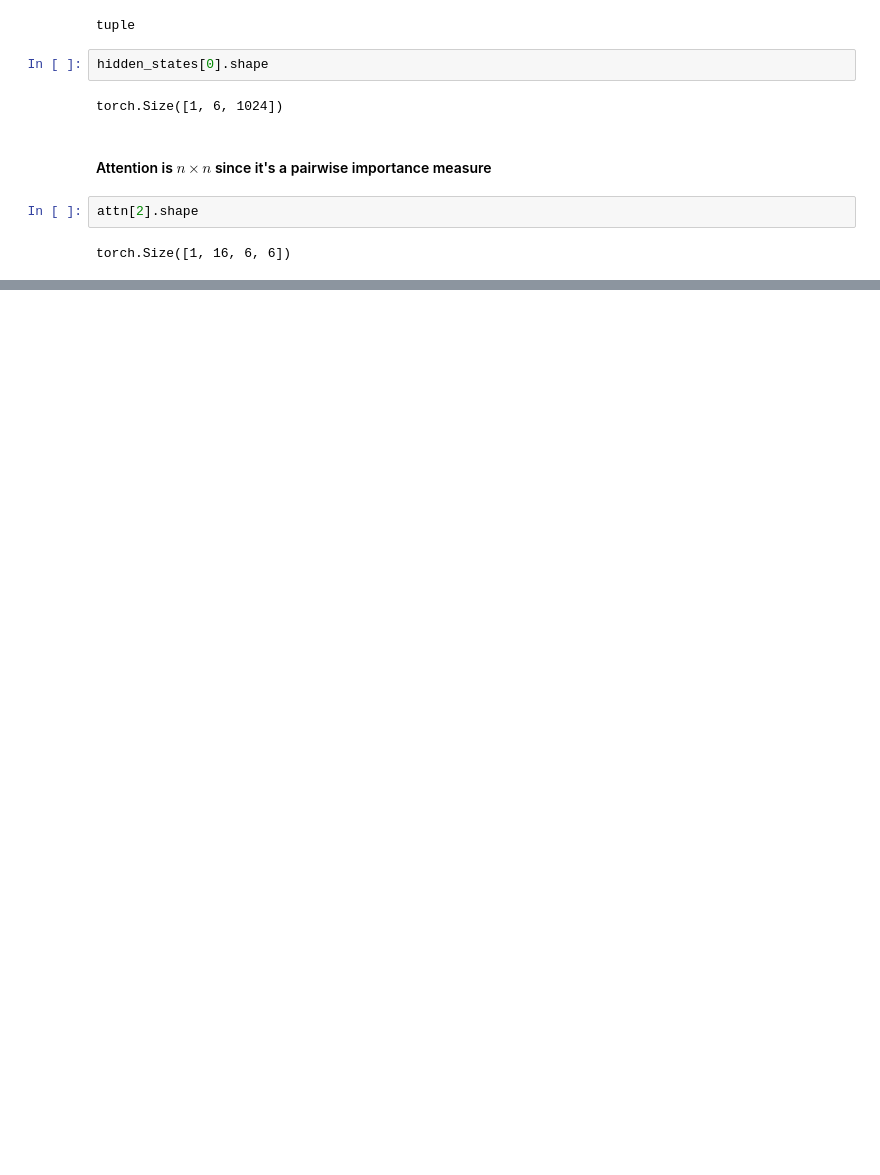
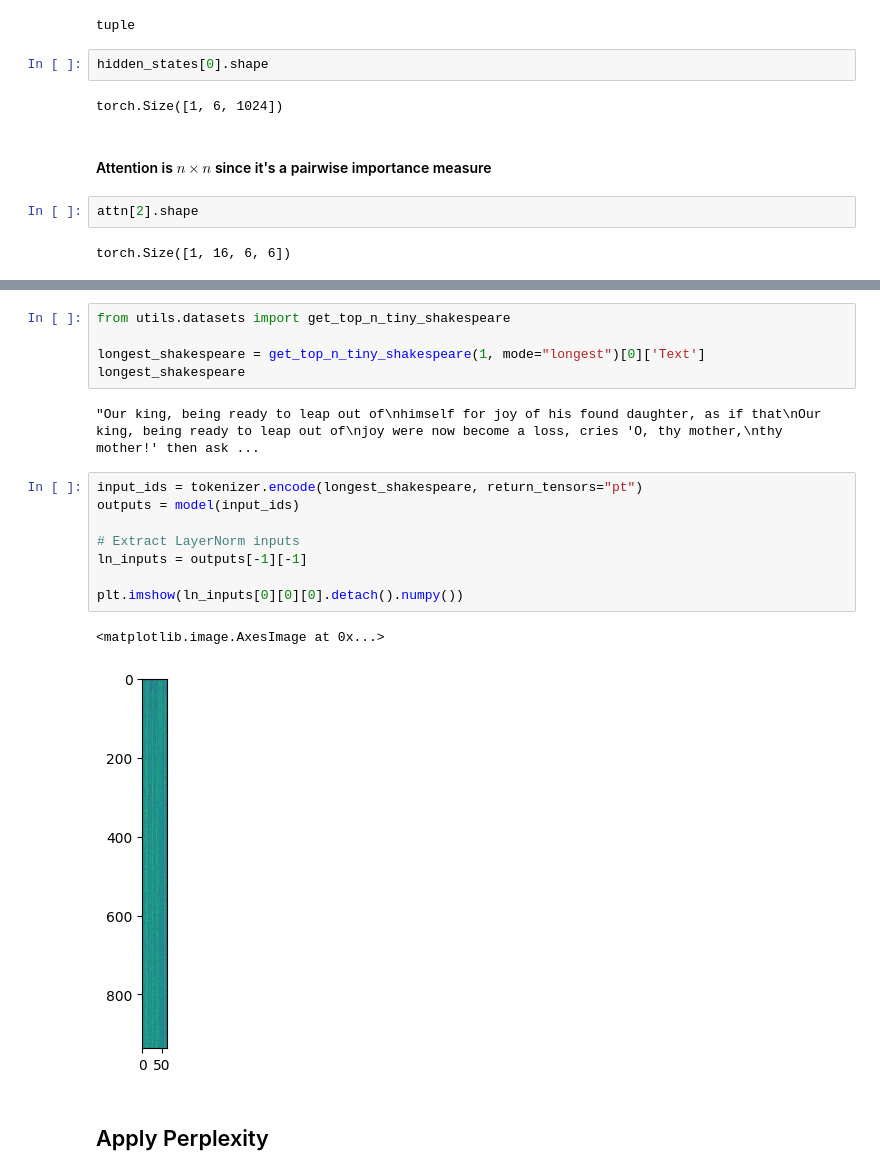
Before and after one commit to ariellubonja/gpt-early-exit, a Jupyter notebook: layer_norm_sparsity.ipynb, the cells around one changed output, grey strips where cells are left out. Drawn from its saved outputs; the diff is of its cells as text; blank space fills up the shorter version.

```diff
--- a/layer_norm_sparsity.ipynb
+++ b/layer_norm_sparsity.ipynb
@@ -163,0 +297,20 @@ LayerNorm Inputs: (tensor([[[[ 9.0784e-01, -1.3208e+00,  3.7702e-01,  ...,  7.36
+# %%
+from utils.datasets import get_top_n_tiny_shakespeare
+
+longest_shakespeare = get_top_n_tiny_shakespeare(1, mode="longest")[0]['Text']
+longest_shakespeare
+# %% [output]
+"Our king, being ready to leap out of\nhimself for joy of his found daughter, as if that\nOur king, being ready to leap out of\njoy were now become a loss, cries 'O, thy mother,\nthy mother!' then ask ...
+# %%
+input_ids = tokenizer.encode(longest_shakespeare, return_tensors="pt")
+outputs = model(input_ids)
+
+# Extract LayerNorm inputs
+ln_inputs = outputs[-1][-1]
+
+plt.imshow(ln_inputs[0][0][0].detach().numpy())
+# %% [output]
+<matplotlib.image.AxesImage at 0x...>
+[figure, added]
+# %% [markdown]
+## Apply Perplexity
```
Also changed, not shown: parts of 10 cells of this notebook, 1 other file.
